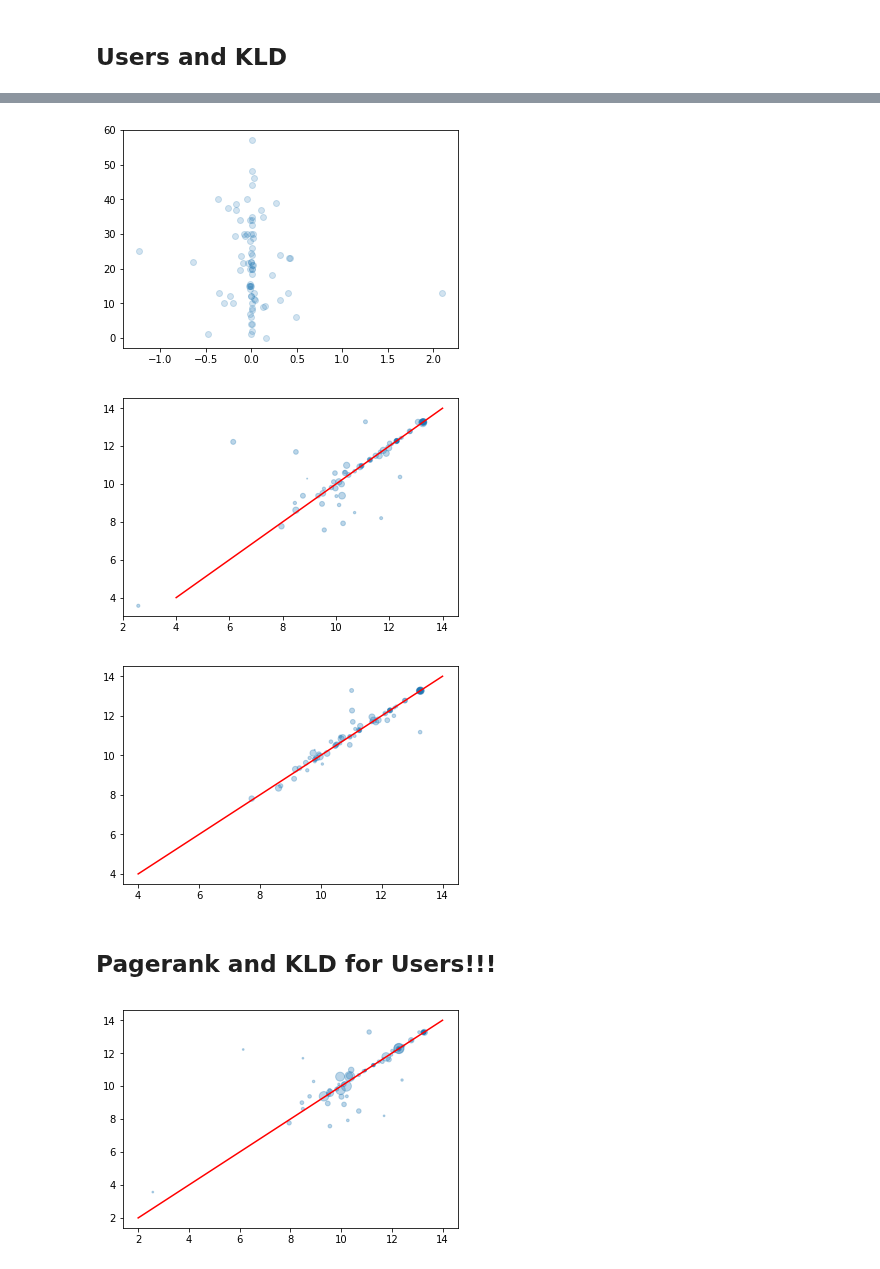
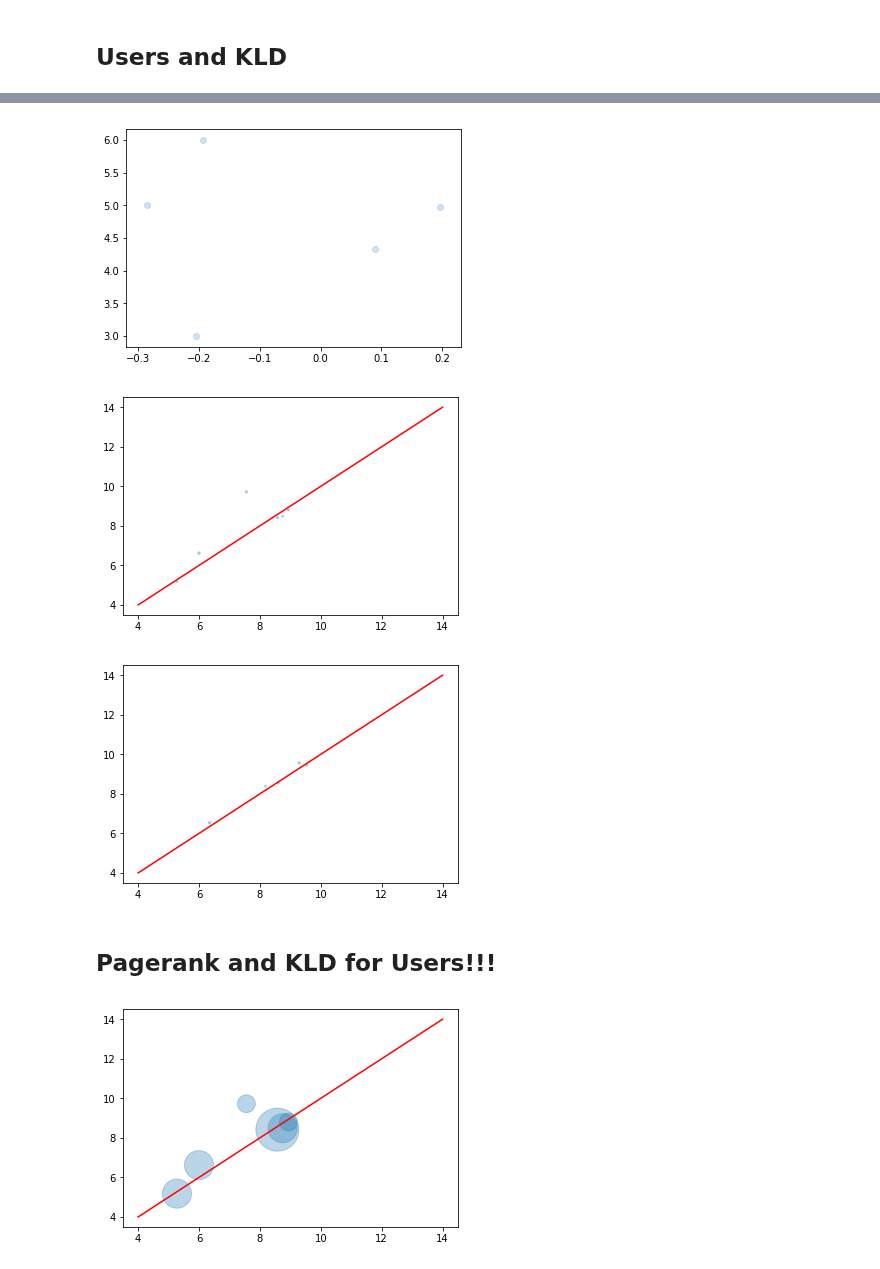
Before and after one commit to mjkern/RedditSubcultures, a Jupyter notebook: Data Cleaning and Augmentation.ipynb, the cells around one changed output, grey strips where cells are left out. Cells and saved outputs as stored; diff of their text form; code cells hidden in the pictures.

```diff
--- a/Data Cleaning and Augmentation.ipynb
+++ b/Data Cleaning and Augmentation.ipynb
@@ -15,17 +17,21 @@ import collections
 # %%
 # Change this to analyze something else
 
-# ## a big one:
-# subreddit = "enlightenedbirdmen"
-# download_date_string = "19.12.04-14:27:14"
+## a big one:
+subreddit = "enlightenedbirdmen"
+download_date_string = "19.12.04-14:27:14"
 
 # ## a meduim one:
 # subreddit = "justwriterthings"
 # download_date_string = "19.12.04-10:30:56"
 
-## a small one:
-subreddit = "The_B_Emoji"
-download_date_string = "19.12.04-09:28:30"
+# ## a small one:
+# subreddit = "The_B_Emoji"
+# download_date_string = "19.12.04-09:28:30"
+
+## a very small one:
+subreddit = "GamesWithHorses"
+download_date_string = "19.12.04-10:33:02"
 # %%
 # Constants
 data_directory = "downloads/"
@@ -412,7 +418,7 @@ plt.show()
 plt.scatter(x=users['mean_impact_5'], y=users['mean_score_submissions'], alpha=0.2)
 plt.show()
 # %% [output]
-[figure, old version]
+[figure, new version]
 # %%
 # novelty-transcience plot
 plt.scatter(x=users['mean_novelty'], y=users['mean_transience'], s=users['mean_score_submissions'], alpha=0.3)
@@ -422,7 +428,7 @@ domain = np.arange(4, 15)
 plt.plot(domain, domain, color='red')
 plt.show()
 # %% [output]
-[figure, old version]
+[figure, new version]
 # %%
 # novelty-transcience plot
 plt.scatter(x=users['mean_novelty_5'], y=users['mean_transience_5'], s=users['mean_score_submissions'], alpha=0.3)
@@ -432,17 +438,17 @@ domain = np.arange(4, 15)
 plt.plot(domain, domain, color='red')
 plt.show()
 # %% [output]
-[figure, old version]
+[figure, new version]
 # %% [markdown]
 ## Pagerank and KLD for Users!!!
 # %%
 # novelty-transcience plot
-plt.scatter(x=users['mean_novelty'], y=users['mean_transience'], s=users['pagerank']*2000, alpha=0.3)
+plt.scatter(x=users['mean_novelty'], y=users['mean_transience'], s=users['pagerank']*6000, alpha=0.3)
 
 # add line of equality
-domain = np.arange(2, 15)
+domain = np.arange(4, 15)
 plt.plot(domain, domain, color='red')
 plt.show()
 # %% [output]
-[figure, old version]
+[figure, new version]
 # %%
```
Also changed, not shown: parts of 35 cells of this notebook, 3 other files.
